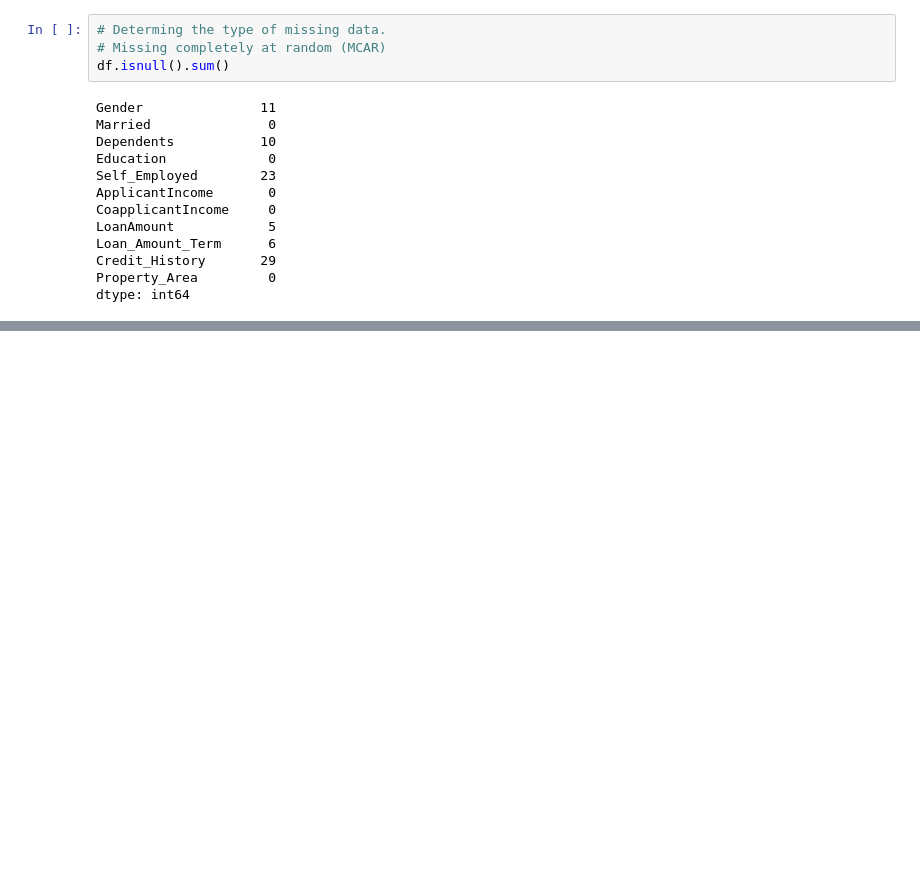
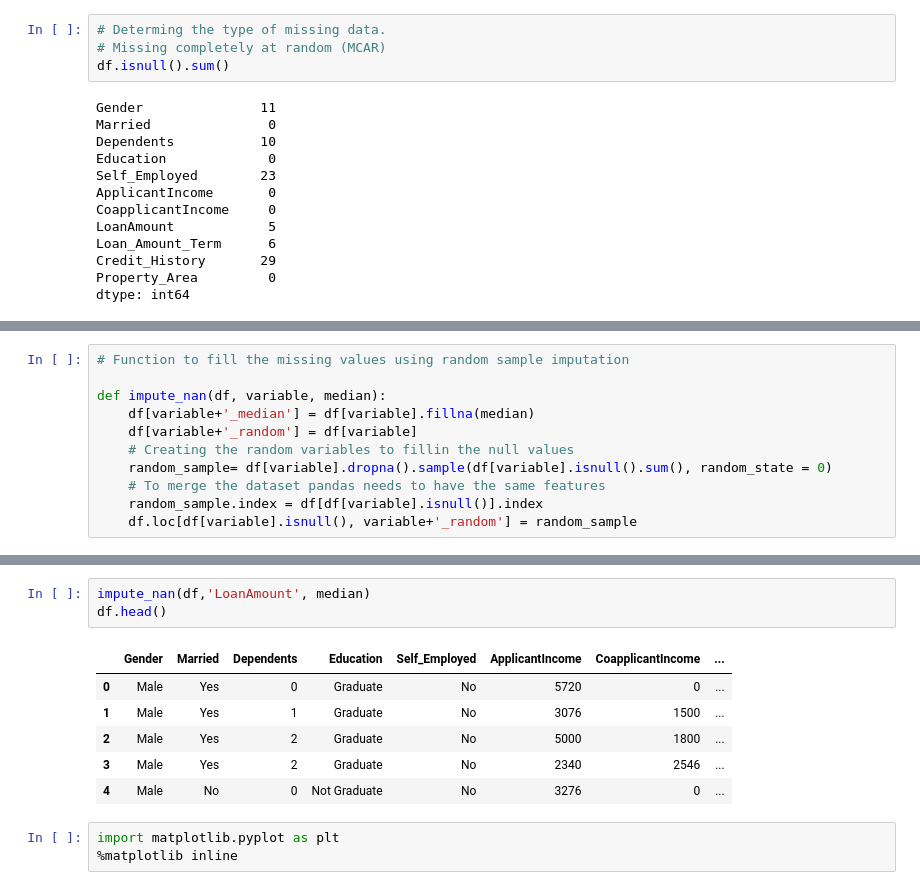
Before and after one commit to JosephMutua/Hustler-fund-loan-prediction, a Jupyter notebook: Hustler-fund-prediction-model.ipynb, the cells around one changed output, grey strips where cells are left out. Saved outputs shown, nothing was run; the diff lists cells and outputs as text; blank space fills up the shorter version.

```diff
--- a/Hustler-fund-prediction-model.ipynb
+++ b/Hustler-fund-prediction-model.ipynb
@@ -261,0 +265,11 @@ df[df['Credit_History'].isnull()]
+# %%
+# Function to fill the missing values using random sample imputation
+
+def impute_nan(df, variable, median):
+    df[variable+'_median'] = df[variable].fillna(median)
+    df[variable+'_random'] = df[variable]
+    # Creating the random variables to fillin the null values
+    random_sample= df[variable].dropna().sample(df[variable].isnull().sum(), random_state = 0)
+    # To merge the dataset pandas needs to have the same features
+    random_sample.index = df[df[variable].isnull()].index
+    df.loc[df[variable].isnull(), variable+'_random'] = random_sample
@@ -261,0 +281,13 @@ df[df['Credit_History'].isnull()]
+# %%
+impute_nan(df,'LoanAmount', median)
+df.head()
+# %% [output]
+|  | Gender | Married | Dependents | Education | Self_Employed | ApplicantIncome | CoapplicantIncome | ... |
+| 0 | Male | Yes | 0 | Graduate | No | 5720 | 0 | ... |
+| 1 | Male | Yes | 1 | Graduate | No | 3076 | 1500 | ... |
+| 2 | Male | Yes | 2 | Graduate | No | 5000 | 1800 | ... |
+| 3 | Male | Yes | 2 | Graduate | No | 2340 | 2546 | ... |
+| 4 | Male | No | 0 | Not Graduate | No | 3276 | 0 | ... |
+# %%
+import matplotlib.pyplot as plt
+%matplotlib inline
```
Also changed, not shown: parts of 4 cells of this notebook.
